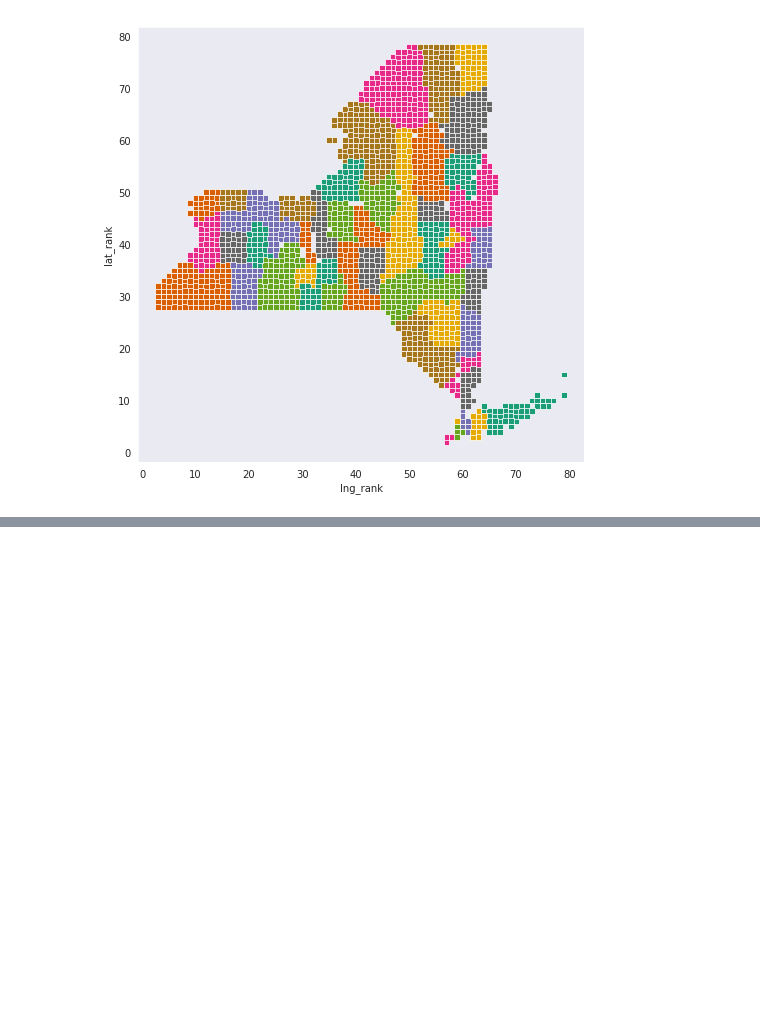
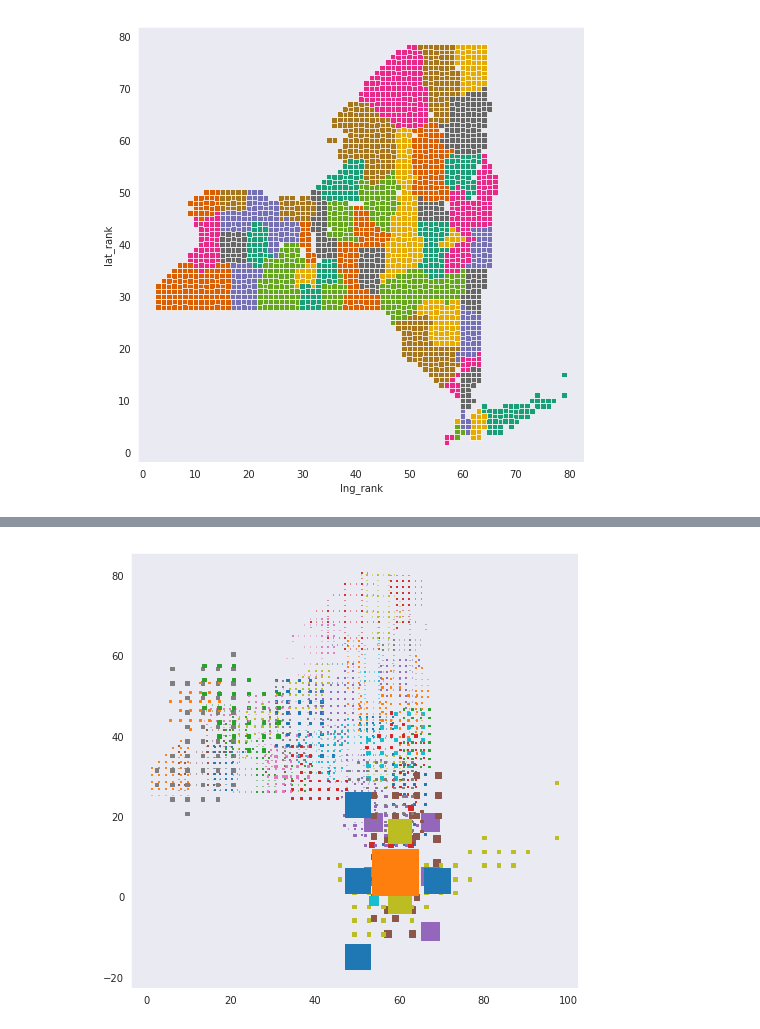
Before and after one commit to gautsi/gen-purpose-repo, a Jupyter notebook: maps/NYCountyShapes.ipynb, the cells around one changed output, grey strips where cells are left out. Cells and saved outputs as stored; diff of their text form; code cells hidden in the pictures; blank space fills up the shorter version.

```diff
--- a/maps/NYCountyShapes.ipynb
+++ b/maps/NYCountyShapes.ipynb
@@ -65,0 +171,4 @@ ax.legend_.remove()
+# %%
+fig = ny_scatter(ny_map_county_shapes)
+# %% [output]
+[figure, added]
```
Also changed, not shown: parts of 25 cells of this notebook, 1 other file.
